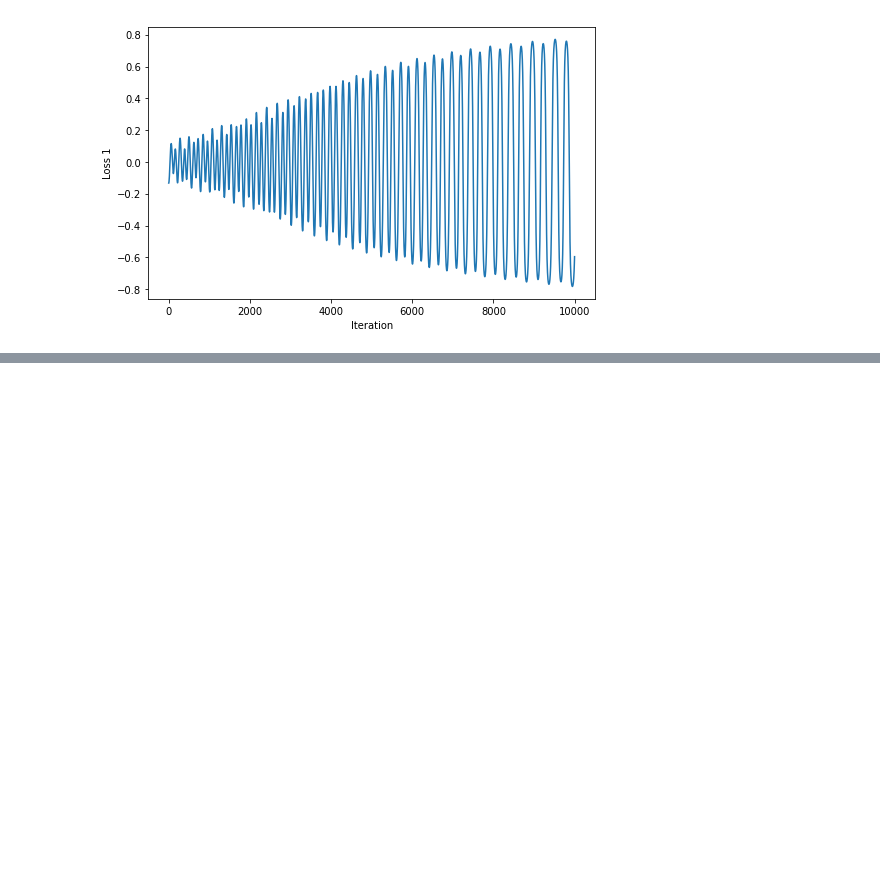
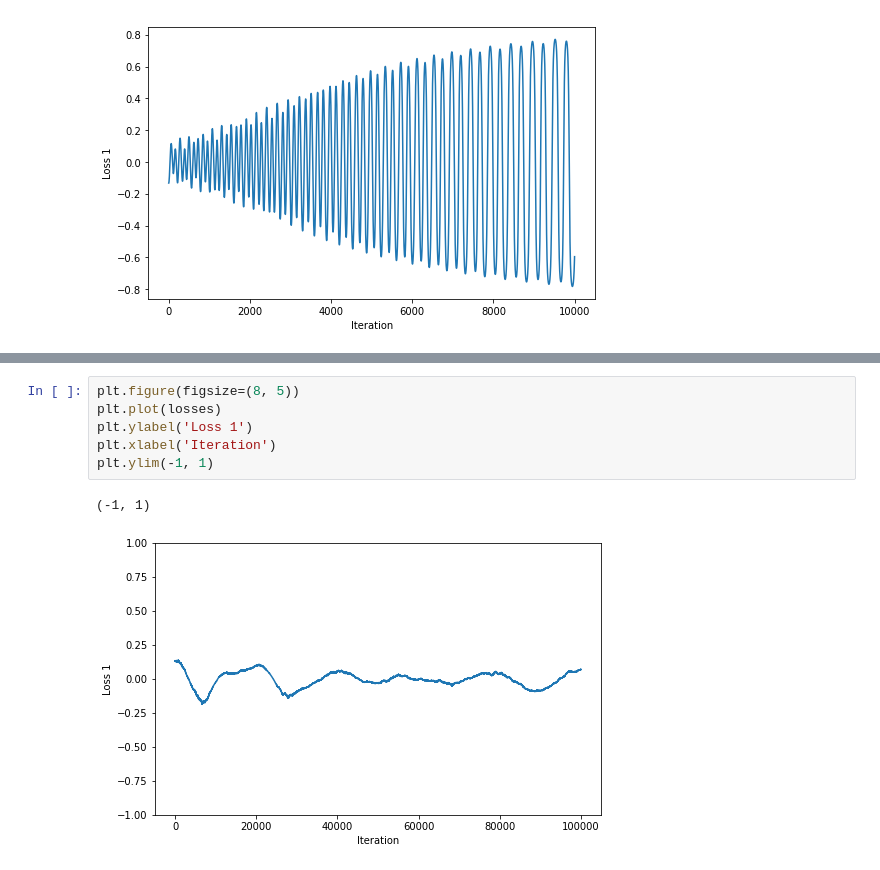
Before and after one commit to alexlyzhov/n-player-games, a Jupyter notebook: rock_paper_scissors.ipynb, the cells around one changed output, grey strips where cells are left out. Saved outputs shown, nothing was run; the diff lists cells and outputs as text; blank space fills up the shorter version.

```diff
--- a/rock_paper_scissors.ipynb
+++ b/rock_paper_scissors.ipynb
@@ -114,0 +263,9 @@ plt.plot(x, y)
+# %%
+plt.figure(figsize=(8, 5))
+plt.plot(losses)
+plt.ylabel('Loss 1')
+plt.xlabel('Iteration')
+plt.ylim(-1, 1)
+# %% [output]
+(-1, 1)
+[figure, added]
```
Also changed, not shown: parts of 17 cells of this notebook.
